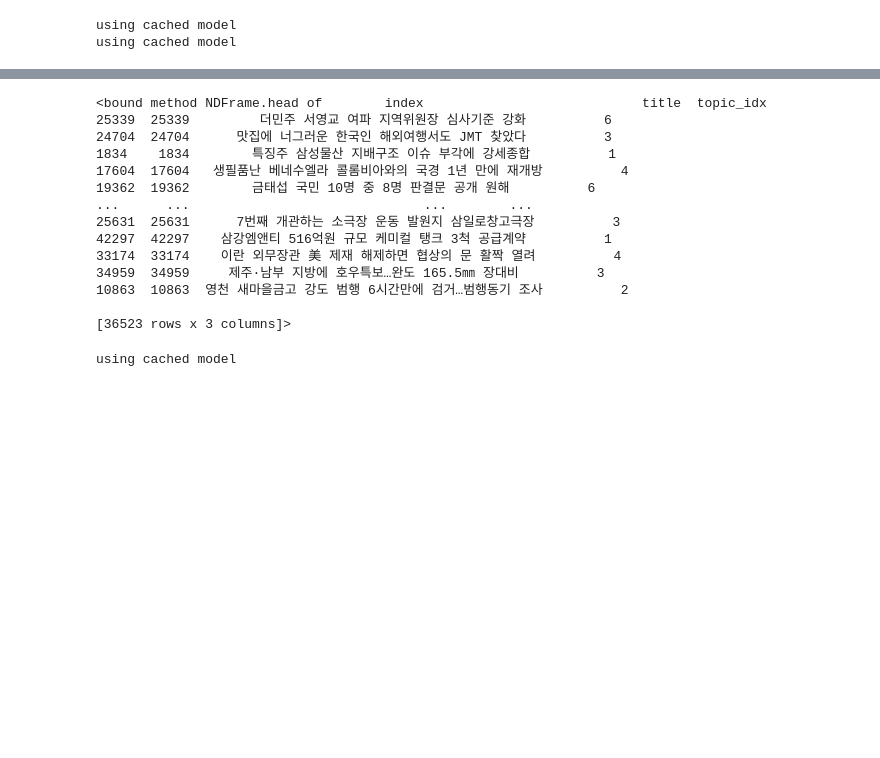
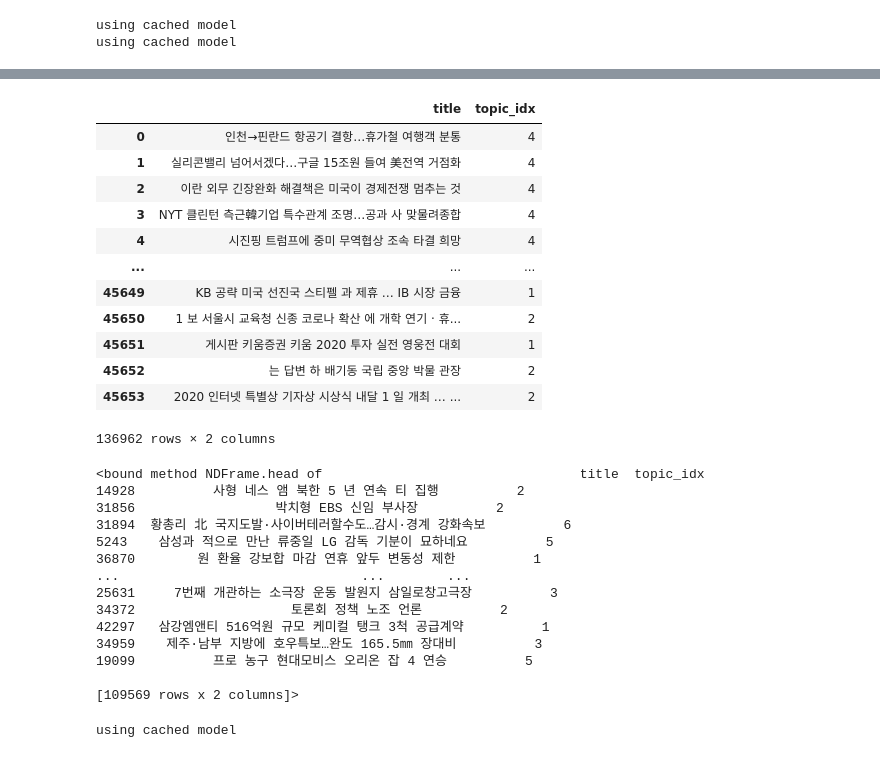
Before and after one commit to qkrwjdan/dacon_news_topic_clasiification, a Jupyter notebook: ko-bert.ipynb, the cells around one changed output, grey strips where cells are left out. Saved outputs shown, nothing was run; the diff lists cells and outputs as text; code cells hidden in the pictures; blank space fills up the shorter version.

```diff
--- a/ko-bert.ipynb
+++ b/ko-bert.ipynb
@@ -28,4 +28,5 @@ using cached model
 RANDOM_SEED = 17
 # %%
 dataset = pd.read_csv("data/train_data.csv",index_col=False)
-# dataset_test = pd.read_csv("data/test_data.csv",index_col=False)
+rd_augmentation = pd.read_csv("data/train_rd_augmentation.csv",index_col=False)
+rs_augmentation = pd.read_csv("data/train_rs_augmentation.csv",index_col=False)
@@ -32,22 +60,42 @@ dataset = pd.read_csv("data/train_data.csv",index_col=False)
+# %%
+dataset = pd.concat([dataset,rd_augmentation,rs_augmentation])
+# %%
+dataset = dataset[["title","topic_idx"]]
+# %%
+dataset
+# %% [output]
+|  | title | topic_idx |
+| 0 | 인천→핀란드 항공기 결항…휴가철 여행객 분통 | 4 |
+| 1 | 실리콘밸리 넘어서겠다…구글 15조원 들여 美전역 거점화 | 4 |
+| 2 | 이란 외무 긴장완화 해결책은 미국이 경제전쟁 멈추는 것 | 4 |
+| 3 | NYT 클린턴 측근韓기업 특수관계 조명…공과 사 맞물려종합 | 4 |
+| 4 | 시진핑 트럼프에 중미 무역협상 조속 타결 희망 | 4 |
+| ... | ... | ... |
+| 45649 | KB 공략 미국 선진국 스티펠 과 제휴 … IB 시장 금융 | 1 |
+| 45650 | 1 보 서울시 교육청 신종 코로나 확산 에 개학 연기 · 휴... | 2 |
+| 45651 | 게시판 키움증권 키움 2020 투자 실전 영웅전 대회 | 1 |
+| 45652 | 는 답변 하 배기동 국립 중앙 박물 관장 | 2 |
+| 45653 | 2020 인터넷 특별상 기자상 시상식 내달 1 일 개최 … ... | 2 |
+136962 rows × 2 columns
 # %%
 dataset_train, dataset_test = train_test_split(dataset,test_size = 0.2,random_state = RANDOM_SEED)
 # %%
 dataset_train.head
 # %% [output]
-<bound method NDFrame.head of        index                            title  topic_idx
-25339  25339         더민주 서영교 여파 지역위원장 심사기준 강화          6
-24704  24704      맛집에 너그러운 한국인 해외여행서도 JMT 찾았다          3
-1834    1834        특징주 삼성물산 지배구조 이슈 부각에 강세종합          1
-17604  17604   생필품난 베네수엘라 콜롬비아와의 국경 1년 만에 재개방          4
-19362  19362        금태섭 국민 10명 중 8명 판결문 공개 원해          6
-...      ...                              ...        ...
-25631  25631      7번째 개관하는 소극장 운동 발원지 삼일로창고극장          3
-42297  42297    삼강엠앤티 516억원 규모 케미컬 탱크 3척 공급계약          1
-33174  33174    이란 외무장관 美 제재 해제하면 협상의 문 활짝 열려          4
-34959  34959     제주·남부 지방에 호우특보…완도 165.5㎜ 장대비          3
-10863  10863  영천 새마을금고 강도 범행 6시간만에 검거…범행동기 조사          2
+<bound method NDFrame.head of                                 title  topic_idx
+14928          사형 네스 앰 북한 5 년 연속 티 집행          2
+31856                  박치형 EBS 신임 부사장          2
+31894  황총리 北 국지도발·사이버테러할수도…감시·경계 강화속보          6
+5243    삼성과 적으로 만난 류중일 LG 감독 기분이 묘하네요          5
+36870        원 환율 강보합 마감 연휴 앞두 변동성 제한          1
+...                               ...        ...
+25631     7번째 개관하는 소극장 운동 발원지 삼일로창고극장          3
+34372                    토론회 정책 노조 언론          2
+42297   삼강엠앤티 516억원 규모 케미컬 탱크 3척 공급계약          1
+34959    제주·남부 지방에 호우특보…완도 165.5㎜ 장대비          3
+19099          프로 농구 현대모비스 오리온 잡 4 연승          5
 
-[36523 rows x 3 columns]>
+[109569 rows x 2 columns]>
 # %%
 tokenizer = get_tokenizer()
 tok = nlp.data.BERTSPTokenizer(tokenizer, vocab, lower=False)
```
Also changed, not shown: parts of 11 cells of this notebook, 12 other files.
